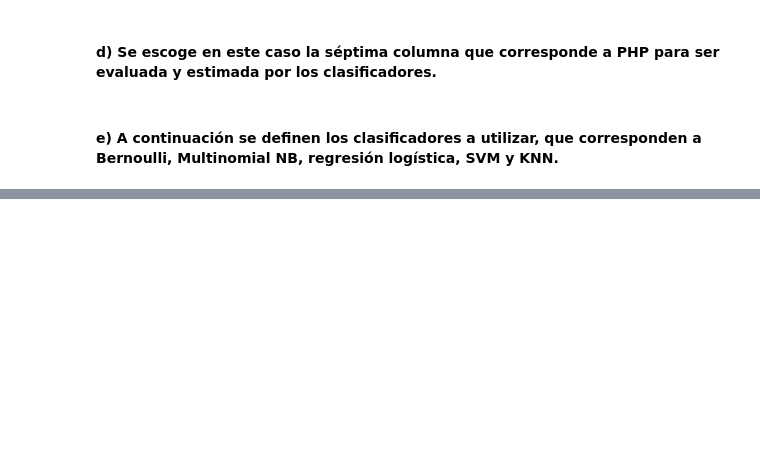
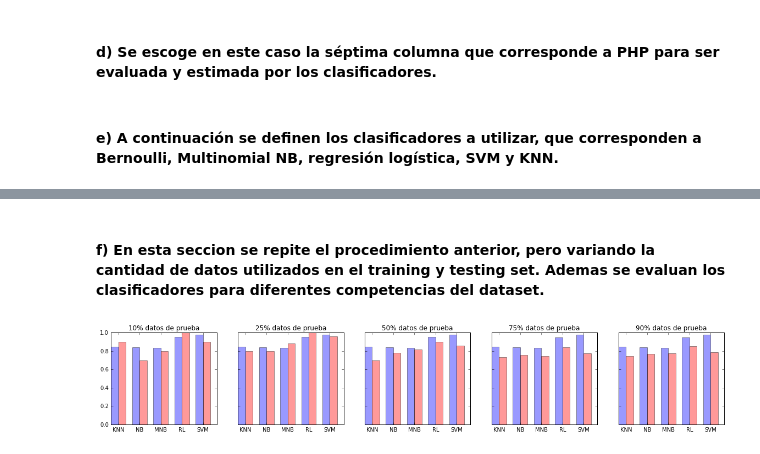
Before and after one commit to mazino/ML-Tarea1, a Jupyter notebook: ML-Tarea2/Pregunta 3/Pregunta 3.ipynb, the cells around one changed output, grey strips where cells are left out. Drawn from its saved outputs; the diff is of its cells as text; code cells hidden in the pictures; blank space fills up the shorter version.

```diff
--- a/ML-Tarea2/Pregunta 3/Pregunta 3.ipynb
+++ b/ML-Tarea2/Pregunta 3/Pregunta 3.ipynb
@@ -137,0 +219,37 @@ La cantidad de datos es mucho menor que el número de características, por ello
+# %% [markdown]
+#### f) En esta seccion se repite el procedimiento anterior, pero variando la cantidad de datos utilizados en el training y testing set. Ademas se evaluan los clasificadores para diferentes competencias del dataset.
+# %%
+for i in range(1,2):
+    fig, ax = plt.subplots(ncols=5,sharey=True, figsize=(20,3))
+    for j,t in zip([10,25,50,75,90], range(0,5)):
+        Z_tr, Z_ts = train_test_split(Z, test_size=j, random_state=0)
+        y_tr = Z_tr.getcol(i).A.T[0]
+        X_tr = hstack([Z_tr[:,0:i],Z_tr[:,i+1:]]).tocsr()
+        y_ts = Z_ts.getcol(i).A.T[0]
+        X_ts = hstack([Z_ts[:,0:i],Z_ts[:,i+1:]]).tocsr()
+        acc_tr =[]
+        acc_ts = []
+        acc_tr, acc_ts = determinarACC(X_tr,y_tr, X_ts, y_ts, acc_tr, acc_ts,imp=0)
+
+        index = np.arange(5)
+        bar_width = 0.35
+
+        opacity = 0.4
+        error_config = {'ecolor': '0.3'}
+
+        rects1 = ax[t].bar(index, acc_tr, bar_width,
+                         alpha=opacity,
+                         color='b',
+                         label='train')
+
+        rects2 = ax[t].bar(index + bar_width, acc_ts, bar_width,
+                         alpha=opacity,
+                         color='r',
+                         label='test')
+
+        ax[t].set_title(str(j) + '% datos de prueba')
+        ax[t].set_xticks(index + bar_width)
+        ax[t].set_xticklabels(['KNN', 'NB', 'MNB', 'RL', 'SVM'])
+        #ax[t].legend(loc=4)
+# %% [output]
+[figure, added]
```
Also changed, not shown: parts of 10 cells of this notebook.
